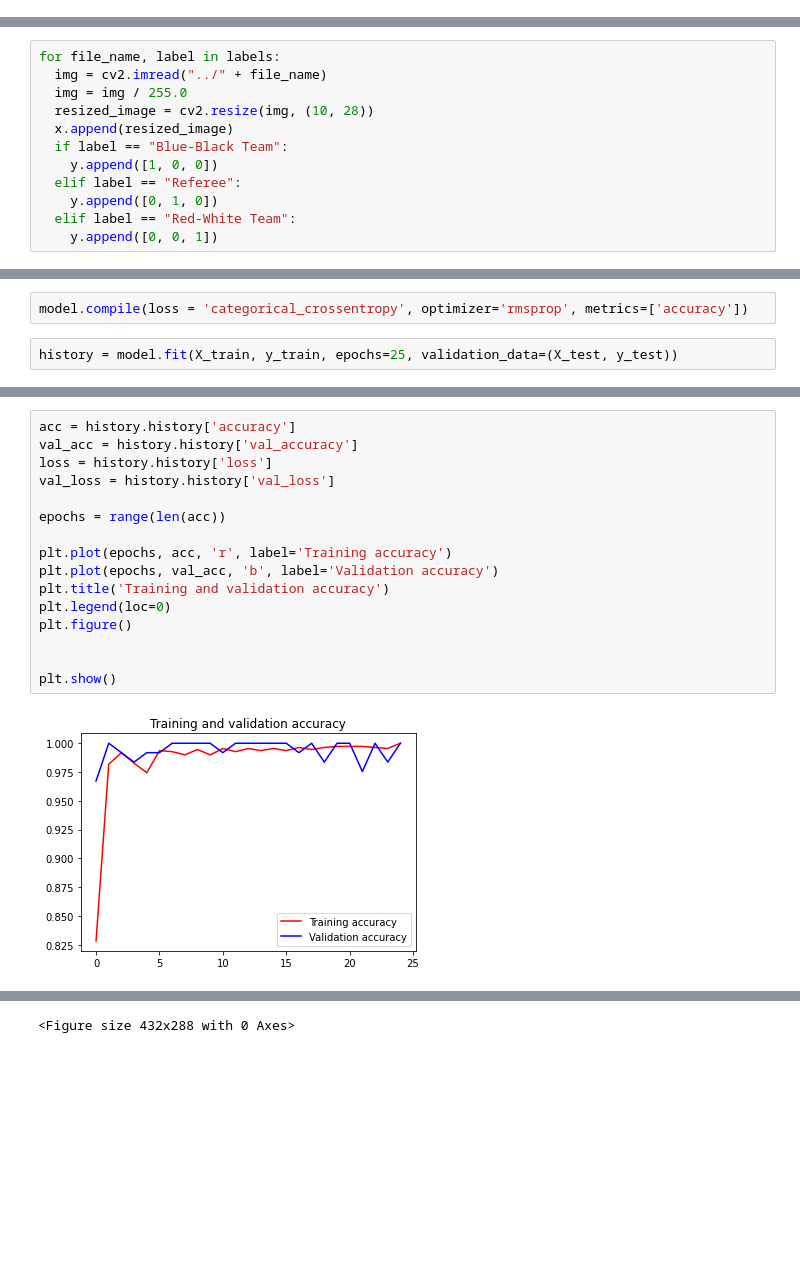
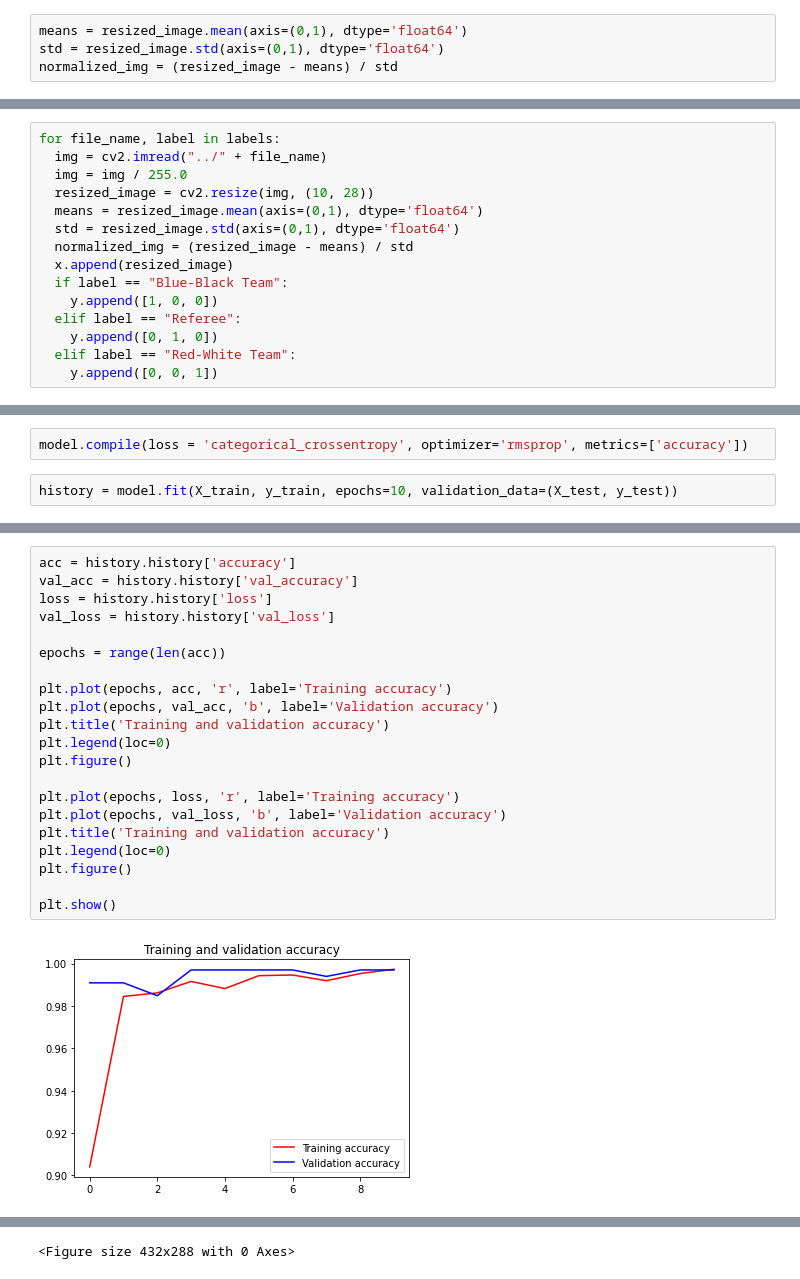
Before and after one commit to TroddenSpade/Soccer-Players-Tracking, a Jupyter notebook: misc/soccer_players_classification.ipynb, the cells around one changed output, grey strips where cells are left out. Saved outputs shown, nothing was run; the diff lists cells and outputs as text; blank space fills up the shorter version.

```diff
--- a/misc/soccer_players_classification.ipynb
+++ b/misc/soccer_players_classification.ipynb
@@ -33,0 +34,4 @@ plt.show()
+# %%
+means = resized_image.mean(axis=(0,1), dtype='float64')
+std = resized_image.std(axis=(0,1), dtype='float64')
+normalized_img = (resized_image - means) / std
@@ -39,6 +47,9 @@ for file_name, label in labels:
   img = cv2.imread("../" + file_name)
   img = img / 255.0
   resized_image = cv2.resize(img, (10, 28))
+  means = resized_image.mean(axis=(0,1), dtype='float64')
+  std = resized_image.std(axis=(0,1), dtype='float64')
+  normalized_img = (resized_image - means) / std
   x.append(resized_image)
   if label == "Blue-Black Team":
     y.append([1, 0, 0])
@@ -93,5 +108,5 @@ _________________________________________________________________
 # %%
 model.compile(loss = 'categorical_crossentropy', optimizer='rmsprop', metrics=['accuracy'])
 # %%
-history = model.fit(X_train, y_train, epochs=25, validation_data=(X_test, y_test))
+history = model.fit(X_train, y_train, epochs=10, validation_data=(X_test, y_test))
 # %% [output]
@@ -115,18 +133,23 @@ Epoch 25/25
 # %%
 acc = history.history['accuracy']
 val_acc = history.history['val_accuracy']
 loss = history.history['loss']
 val_loss = history.history['val_loss']
 
 epochs = range(len(acc))
 
 plt.plot(epochs, acc, 'r', label='Training accuracy')
 plt.plot(epochs, val_acc, 'b', label='Validation accuracy')
 plt.title('Training and validation accuracy')
 plt.legend(loc=0)
 plt.figure()
 
+plt.plot(epochs, loss, 'r', label='Training accuracy')
+plt.plot(epochs, val_loss, 'b', label='Validation accuracy')
+plt.title('Training and validation accuracy')
+plt.legend(loc=0)
+plt.figure()
 
 plt.show()
 # %% [output]
-[figure, old version]
+[figure, new version]
```
Also changed, not shown: parts of 12 cells of this notebook.
